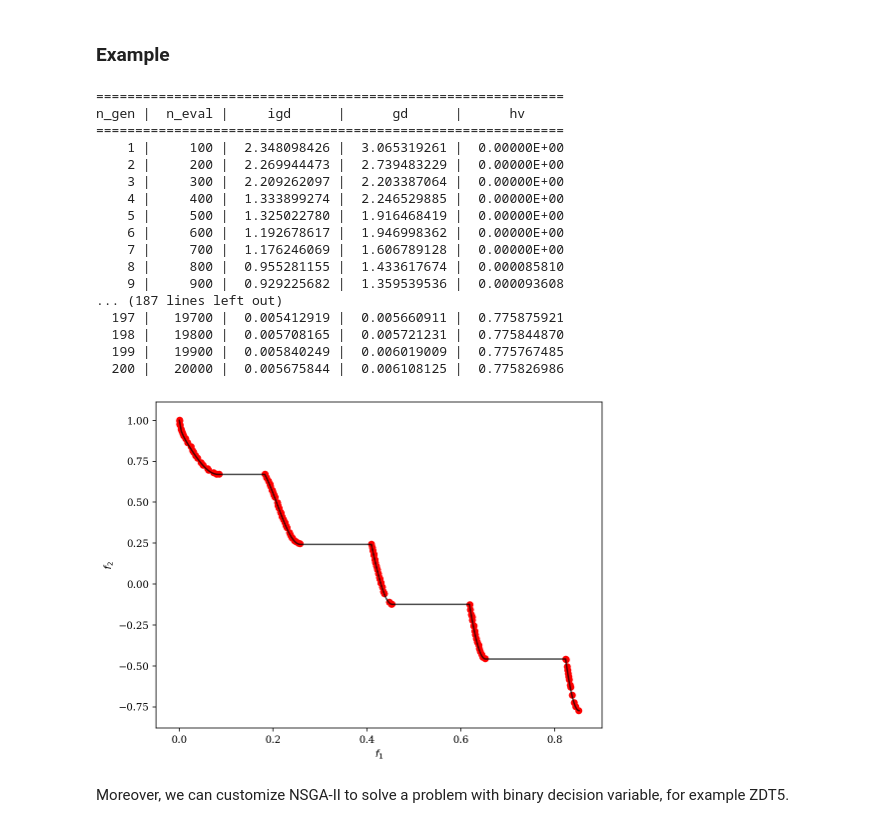
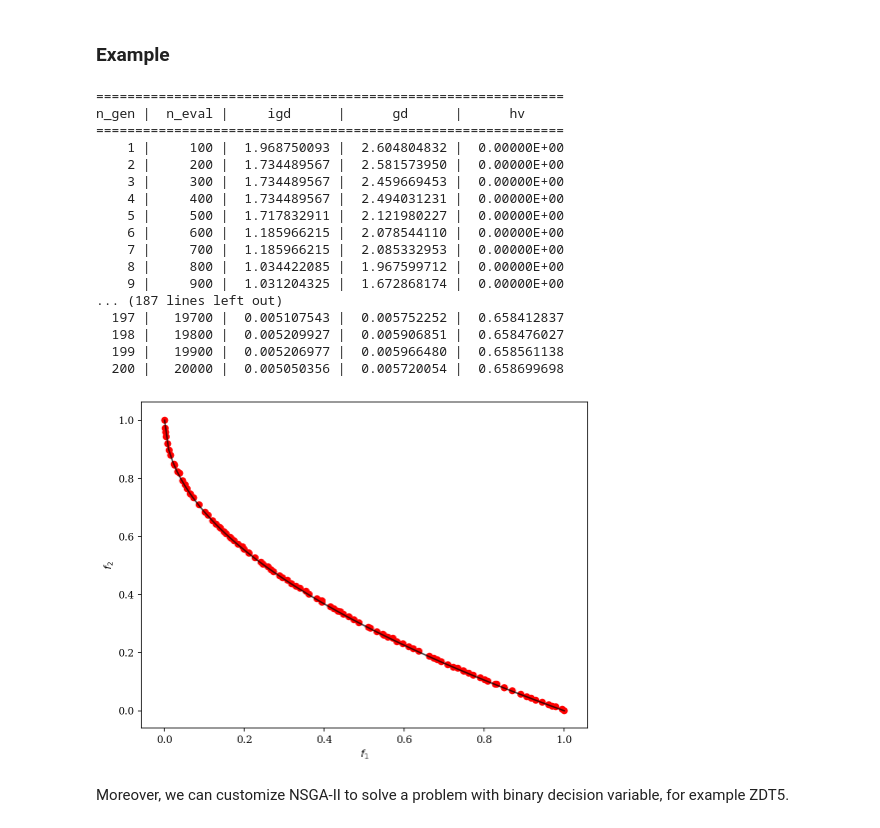
Before and after one commit to anyoptimization/pymoo, a Jupyter notebook: doc/source/algorithms/nsga2.ipynb, the cells around one changed output. Cells and saved outputs as stored; diff of their text form; code cells hidden in the pictures.

```diff
--- a/doc/source/algorithms/nsga2.ipynb
+++ b/doc/source/algorithms/nsga2.ipynb
@@ -26,42 +26,42 @@ Furthermore, to increase some selection pressure NSGA-II uses a binary tournamen
 # %%
 from pymoo.algorithms.nsga2 import NSGA2
 from pymoo.factory import get_problem
 from pymoo.optimize import minimize
 from pymoo.visualization.scatter import Scatter
 
-problem = get_problem("zdt3")
+problem = get_problem("zdt1")
 
 algorithm = NSGA2(pop_size=100)
 
 res = minimize(problem,
                algorithm,
                ('n_gen', 200),
-               seed=84,
+               seed=1,
                verbose=True)
 
 plot = Scatter()
 plot.add(problem.pareto_front(), plot_type="line", color="black", alpha=0.7)
 plot.add(res.F, color="red")
 plot.show()
 # %% [output]
 ============================================================
 n_gen |  n_eval |     igd      |      gd      |      hv
 ============================================================
-    1 |     100 |  2.348098426 |  3.065319261 |  0.00000E+00
-    2 |     200 |  2.269944473 |  2.739483229 |  0.00000E+00
-    3 |     300 |  2.209262097 |  2.203387064 |  0.00000E+00
-    4 |     400 |  1.333899274 |  2.246529885 |  0.00000E+00
-    5 |     500 |  1.325022780 |  1.916468419 |  0.00000E+00
-    6 |     600 |  1.192678617 |  1.946998362 |  0.00000E+00
-    7 |     700 |  1.176246069 |  1.606789128 |  0.00000E+00
-    8 |     800 |  0.955281155 |  1.433617674 |  0.000085810
-    9 |     900 |  0.929225682 |  1.359539536 |  0.000093608
+    1 |     100 |  1.968750093 |  2.604804832 |  0.00000E+00
+    2 |     200 |  1.734489567 |  2.581573950 |  0.00000E+00
+    3 |     300 |  1.734489567 |  2.459669453 |  0.00000E+00
+    4 |     400 |  1.734489567 |  2.494031231 |  0.00000E+00
+    5 |     500 |  1.717832911 |  2.121980227 |  0.00000E+00
+    6 |     600 |  1.185966215 |  2.078544110 |  0.00000E+00
+    7 |     700 |  1.185966215 |  2.085332953 |  0.00000E+00
+    8 |     800 |  1.034422085 |  1.967599712 |  0.00000E+00
+    9 |     900 |  1.031204325 |  1.672868174 |  0.00000E+00
 ... (187 lines left out)
-  197 |   19700 |  0.005412919 |  0.005660911 |  0.775875921
-  198 |   19800 |  0.005708165 |  0.005721231 |  0.775844870
-  199 |   19900 |  0.005840249 |  0.006019009 |  0.775767485
-  200 |   20000 |  0.005675844 |  0.006108125 |  0.775826986
+  197 |   19700 |  0.005107543 |  0.005752252 |  0.658412837
+  198 |   19800 |  0.005209927 |  0.005906851 |  0.658476027
+  199 |   19900 |  0.005206977 |  0.005966480 |  0.658561138
+  200 |   20000 |  0.005050356 |  0.005720054 |  0.658699698
-[figure, old version]
+[figure, new version]
 # %% [markdown]
 Moreover, we can customize NSGA-II to solve a problem with binary decision variable, for example ZDT5.
 # %%
```
Also changed, not shown: parts of 1 cell of this notebook, 51 other files.
